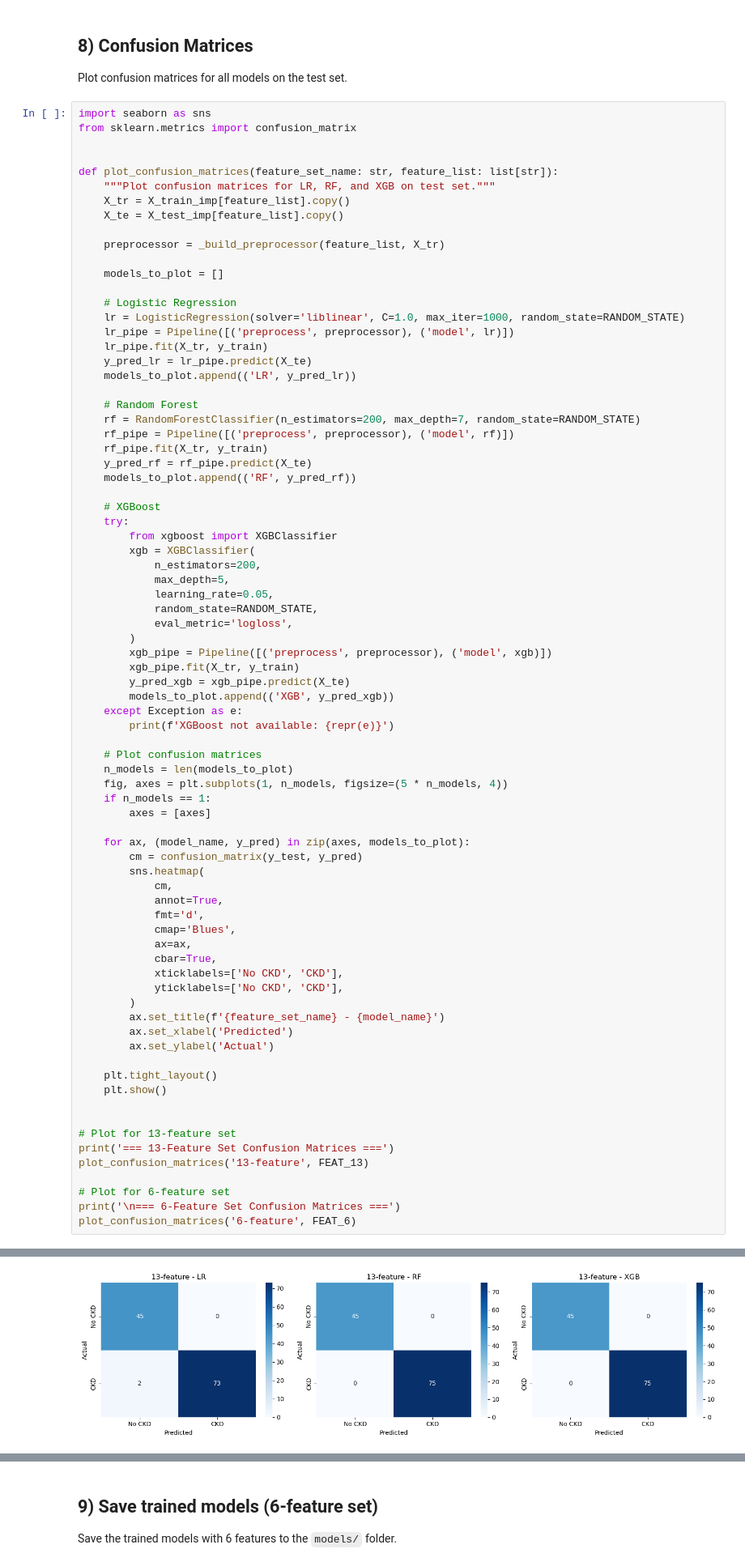
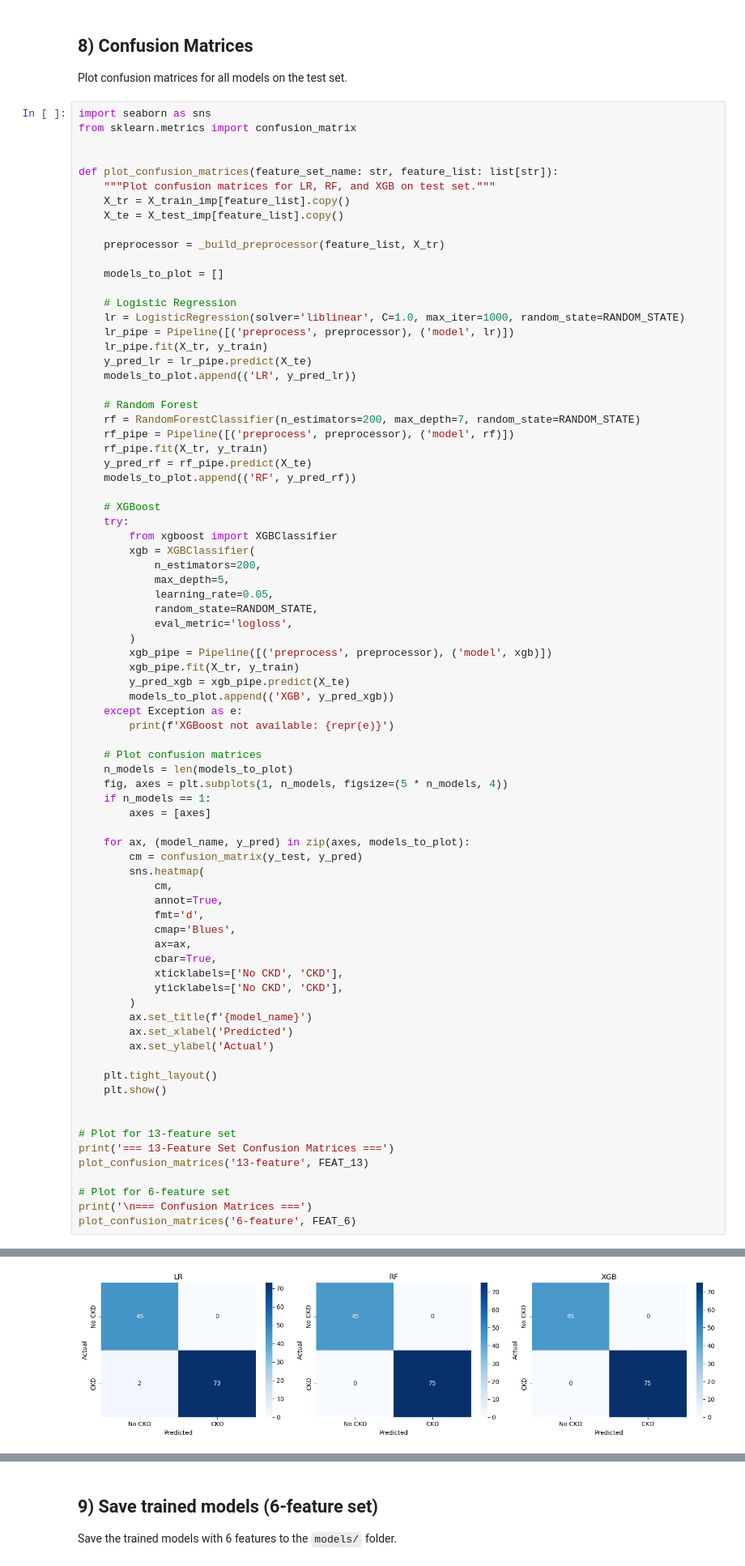
Before and after one commit to RvRagav/CKD_Risk_Prediction, a Jupyter notebook: notebooks/CKD_Training.ipynb, the cells around one changed output, grey strips where cells are left out. Shown at 81% size. Saved outputs shown, nothing was run; the diff lists cells and outputs as text.

```diff
--- a/notebooks/CKD_Training.ipynb
+++ b/notebooks/CKD_Training.ipynb
@@ -544,33 +544,33 @@ def plot_confusion_matrices(feature_set_name: str, feature_list: list[str]):
     if n_models == 1:
         axes = [axes]
 
     for ax, (model_name, y_pred) in zip(axes, models_to_plot):
         cm = confusion_matrix(y_test, y_pred)
         sns.heatmap(
             cm,
             annot=True,
             fmt='d',
             cmap='Blues',
             ax=ax,
             cbar=True,
             xticklabels=['No CKD', 'CKD'],
             yticklabels=['No CKD', 'CKD'],
         )
-        ax.set_title(f'{feature_set_name} - {model_name}')
+        ax.set_title(f'{model_name}')
         ax.set_xlabel('Predicted')
         ax.set_ylabel('Actual')
 
     plt.tight_layout()
     plt.show()
 
 
 # Plot for 13-feature set
 print('=== 13-Feature Set Confusion Matrices ===')
 plot_confusion_matrices('13-feature', FEAT_13)
 
 # Plot for 6-feature set
-print('\n=== 6-Feature Set Confusion Matrices ===')
+print('\n=== Confusion Matrices ===')
 plot_confusion_matrices('6-feature', FEAT_6)
 # %% [output]
 === 13-Feature Set Confusion Matrices ===
-[figure, old version]
+[figure, new version]
```
Also changed, not shown: parts of 1 cell of this notebook, 15 other files.
